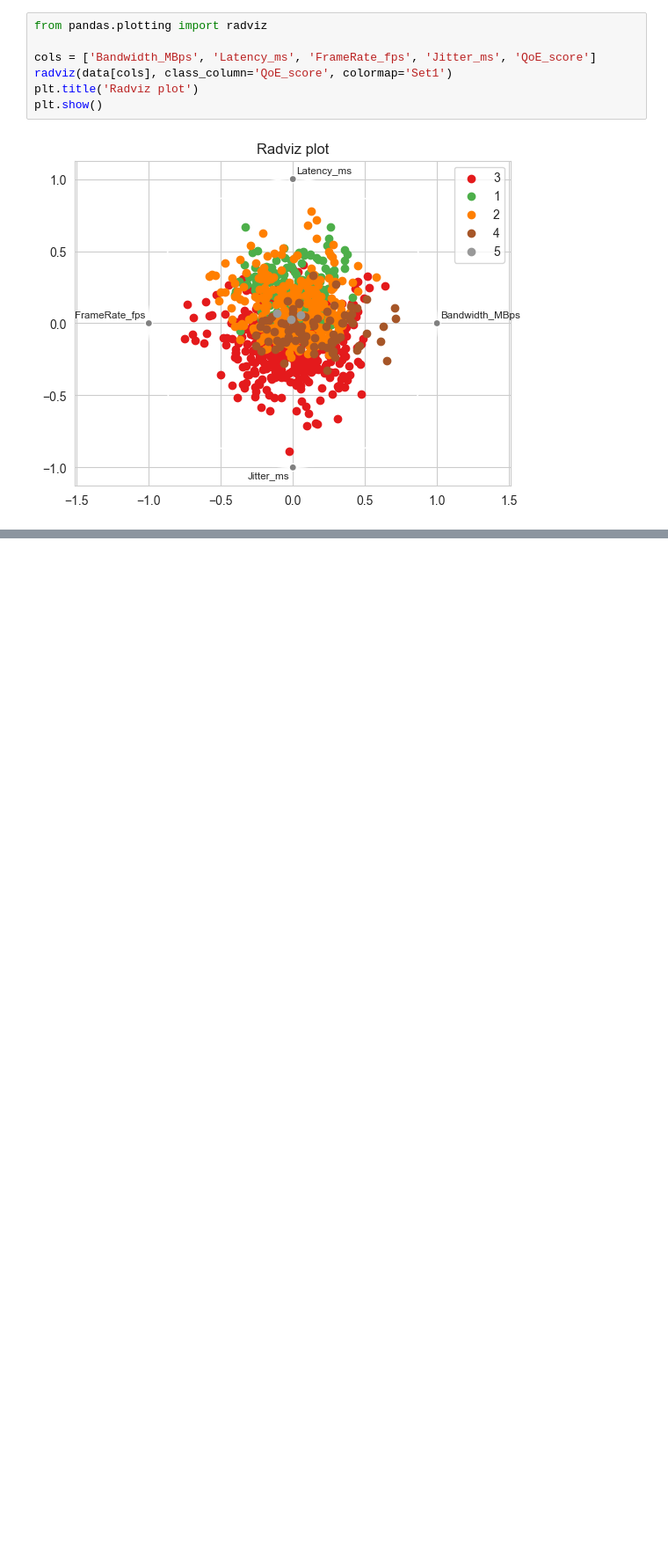
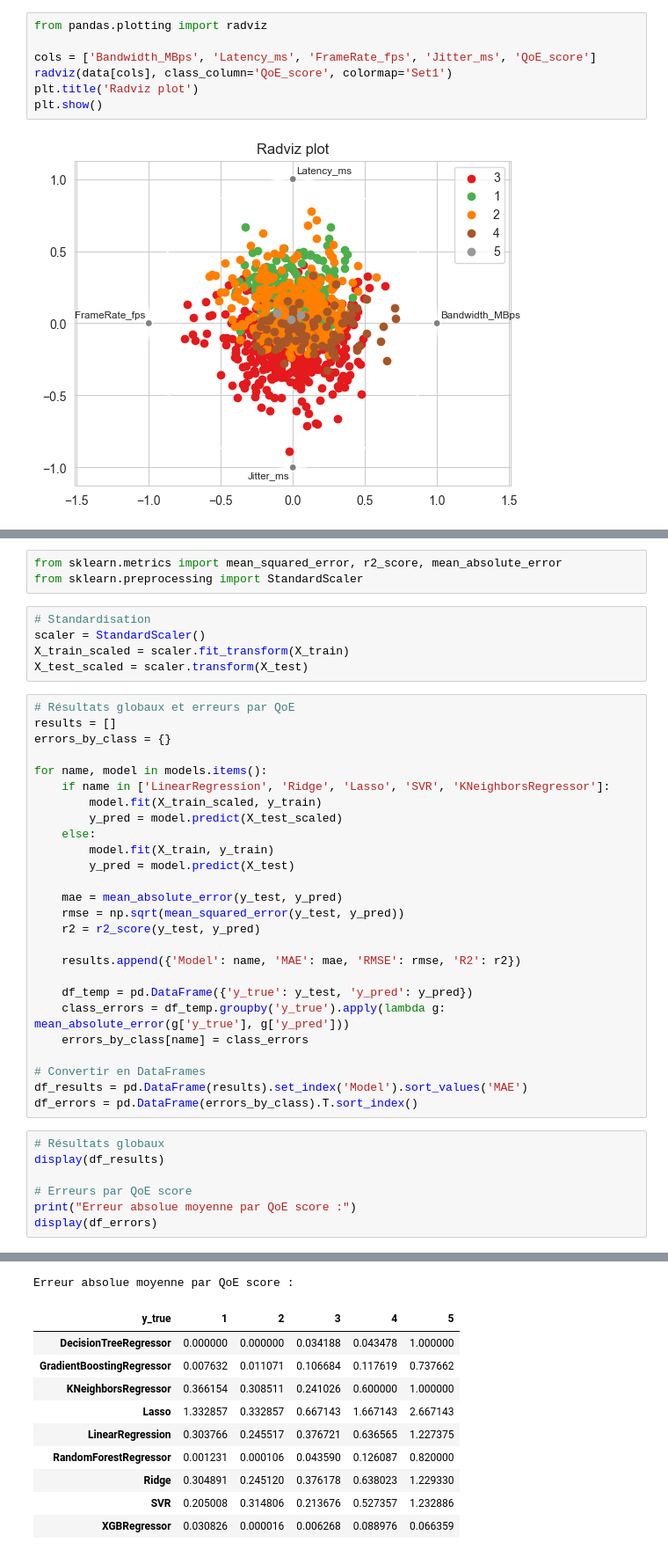
Before and after one commit to zazou-git86/4K_cloud_gaming_QoE, a Jupyter notebook: QoE-CG.ipynb, the cells around one changed output, grey strips where cells are left out. Shown at 88% size. Drawn from its saved outputs; the diff is of its cells as text; blank space fills up the shorter version.

```diff
--- a/QoE-CG.ipynb
+++ b/QoE-CG.ipynb
@@ -117,0 +147,42 @@ plt.show()
+# %%
+from sklearn.metrics import mean_squared_error, r2_score, mean_absolute_error
+from sklearn.preprocessing import StandardScaler
+# %%
+# Standardisation
+scaler = StandardScaler()
+X_train_scaled = scaler.fit_transform(X_train)
+X_test_scaled = scaler.transform(X_test)
+# %%
+# Résultats globaux et erreurs par QoE
+results = []
+errors_by_class = {}
+
+for name, model in models.items():
+    if name in ['LinearRegression', 'Ridge', 'Lasso', 'SVR', 'KNeighborsRegressor']:
+        model.fit(X_train_scaled, y_train)
+        y_pred = model.predict(X_test_scaled)
+    else:
+        model.fit(X_train, y_train)
+        y_pred = model.predict(X_test)
+
+    mae = mean_absolute_error(y_test, y_pred)
+    rmse = np.sqrt(mean_squared_error(y_test, y_pred))
+    r2 = r2_score(y_test, y_pred)
+
+    results.append({'Model': name, 'MAE': mae, 'RMSE': rmse, 'R2': r2})
+
+    df_temp = pd.DataFrame({'y_true': y_test, 'y_pred': y_pred})
+    class_errors = df_temp.groupby('y_true').apply(lambda g: mean_absolute_error(g['y_true'], g['y_pred']))
+    errors_by_class[name] = class_errors
+
+# Convertir en DataFrames
+df_results = pd.DataFrame(results).set_index('Model').sort_values('MAE')
+df_errors = pd.DataFrame(errors_by_class).T.sort_index()
+# %%
+# Résultats globaux
+display(df_results)
+
+# Erreurs par QoE score
+print("Erreur absolue moyenne par QoE score :")
+display(df_errors)
+# %% [output]
@@ -117,0 +200,11 @@ plt.show()
+Erreur absolue moyenne par QoE score :
+| y_true | 1 | 2 | 3 | 4 | 5 |
+| DecisionTreeRegressor | 0.000000 | 0.000000 | 0.034188 | 0.043478 | 1.000000 |
+| GradientBoostingRegressor | 0.007632 | 0.011071 | 0.106684 | 0.117619 | 0.737662 |
+| KNeighborsRegressor | 0.366154 | 0.308511 | 0.241026 | 0.600000 | 1.000000 |
+| Lasso | 1.332857 | 0.332857 | 0.667143 | 1.667143 | 2.667143 |
+| LinearRegression | 0.303766 | 0.245517 | 0.376721 | 0.636565 | 1.227375 |
+| RandomForestRegressor | 0.001231 | 0.000106 | 0.043590 | 0.126087 | 0.820000 |
+| Ridge | 0.304891 | 0.245120 | 0.376178 | 0.638023 | 1.229330 |
+| SVR | 0.205008 | 0.314806 | 0.213676 | 0.527357 | 1.232886 |
+| XGBRegressor | 0.030826 | 0.000016 | 0.006268 | 0.088976 | 0.066359 |
```
Also changed, not shown: parts of 10 cells of this notebook, 1 other file.
